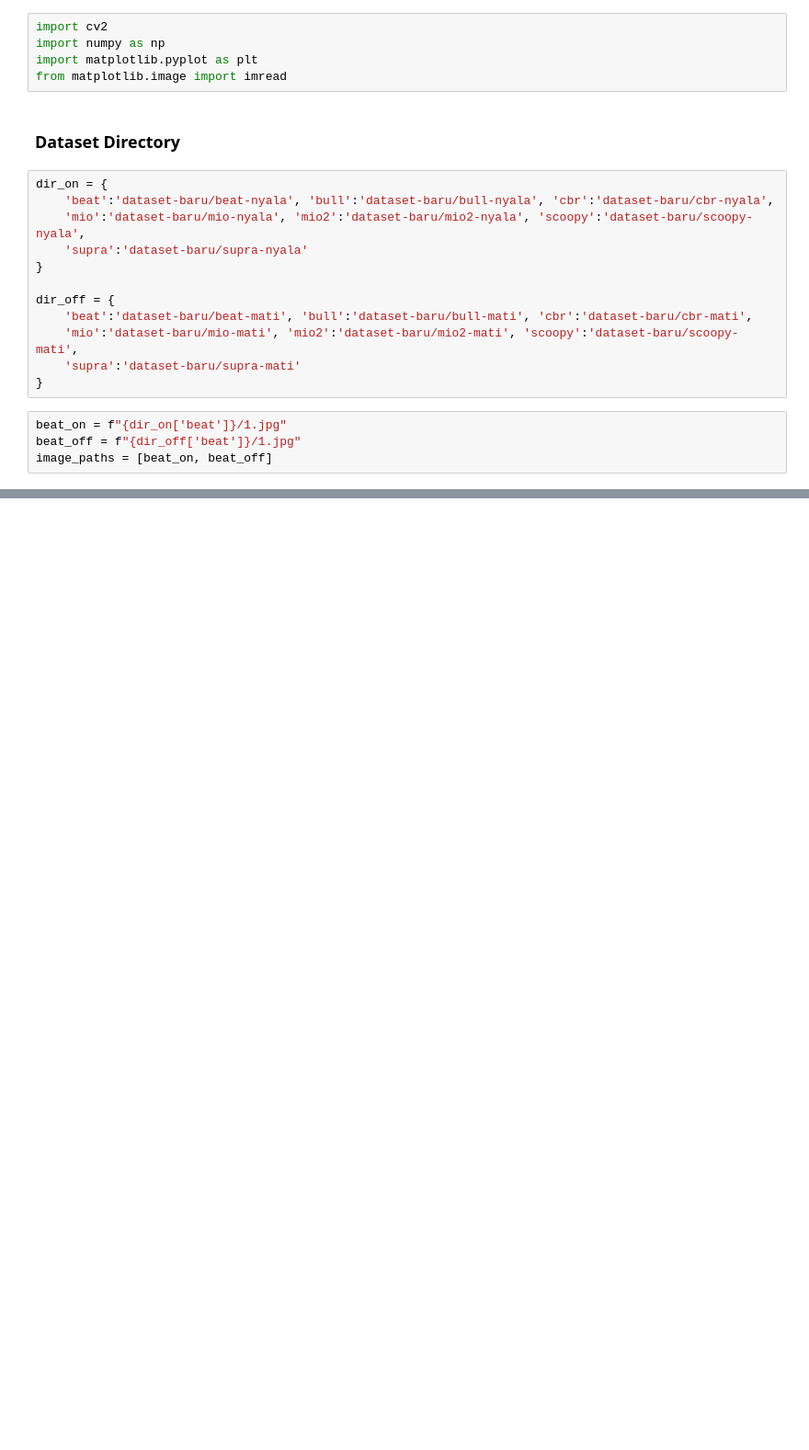
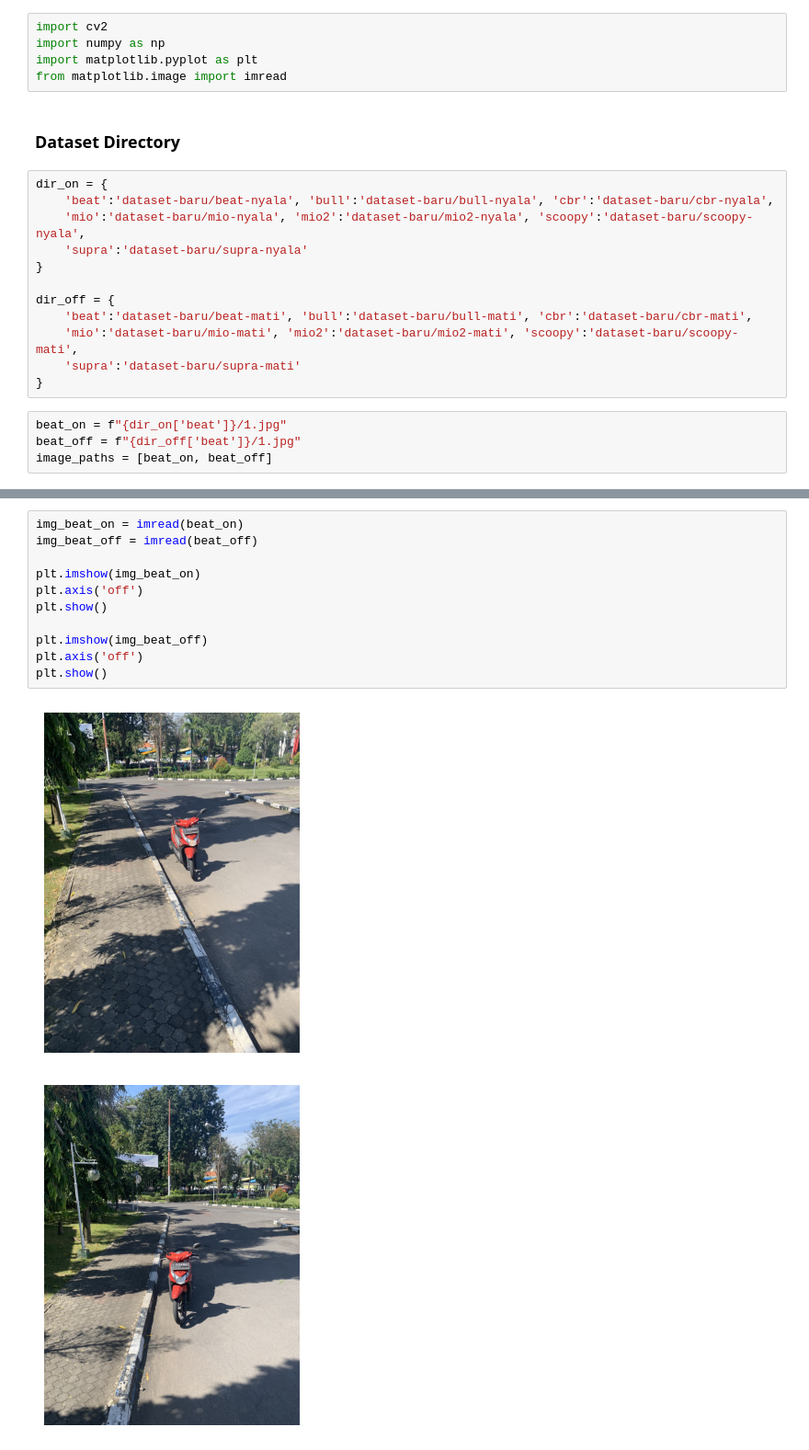
Before and after one commit to whisnumurtyga/deteksi-lampu-v2, a Jupyter notebook: main-terang.ipynb, the cells around one changed output, grey strips where cells are left out. Shown: that part at 92% size. Drawn from its saved outputs; the diff is of its cells as text; blank space fills up the shorter version.

```diff
--- a/main-terang.ipynb
+++ b/main-terang.ipynb
@@ -42,0 +42,14 @@ FileNotFoundError: [Errno 2] No such file or directory: 'dataset-baru/beat-mati/
+# %%
+img_beat_on = imread(beat_on)
+img_beat_off = imread(beat_off)
+
+plt.imshow(img_beat_on)
+plt.axis('off')
+plt.show()
+
+plt.imshow(img_beat_off)
+plt.axis('off')
+plt.show()
+# %% [output]
+[figure, added]
+[figure, added]
```
Also changed, not shown: parts of 1 cell of this notebook, 2 other files.
